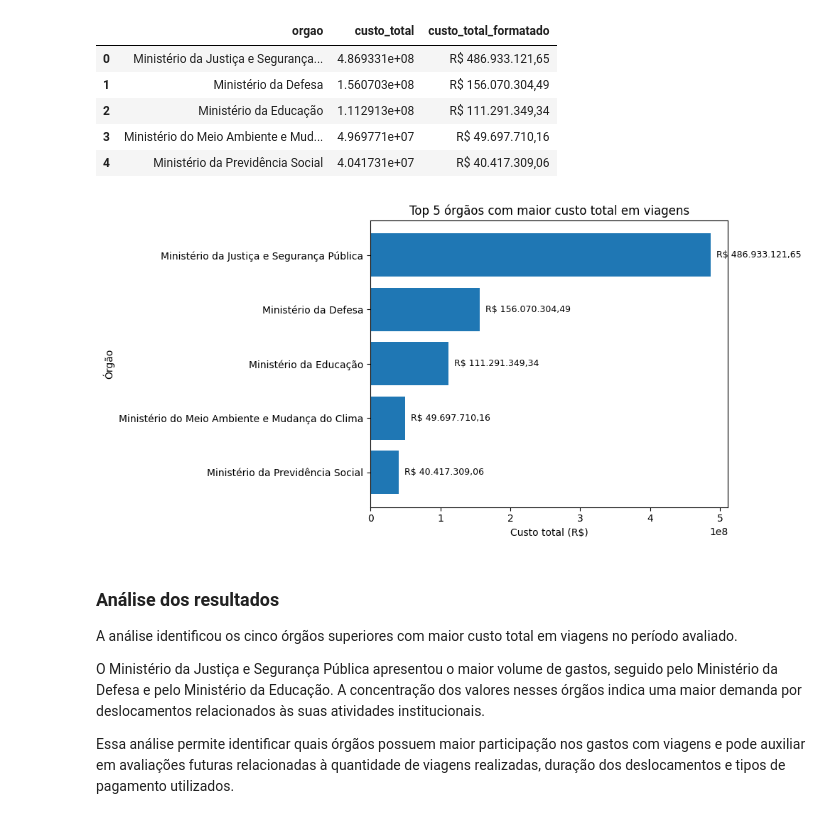
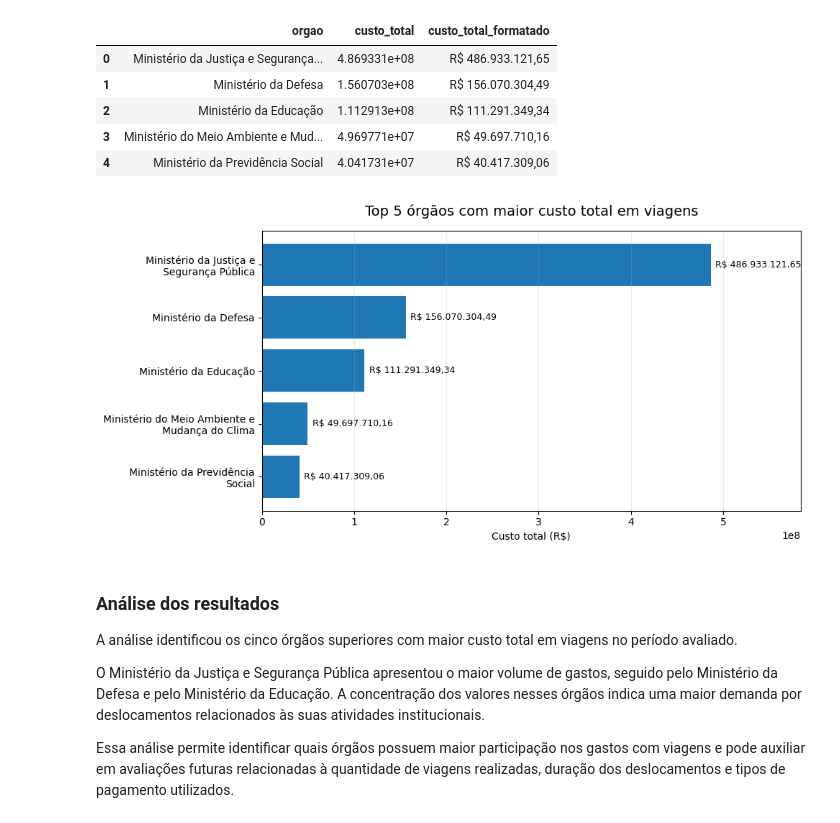
Before and after one commit to FernandaBarrosLinhares/Projeto-Final-Fernanda-Linhares, a Jupyter notebook: notebooks/3_analise.ipynb, the cells around one changed output. Saved outputs shown, nothing was run; the diff lists cells and outputs as text; code cells hidden in the pictures.

```diff
--- a/notebooks/3_analise.ipynb
+++ b/notebooks/3_analise.ipynb
@@ -130,33 +130,54 @@ q1
 | 2 | Ministério da Educação | 1.112913e+08 | R$ 111.291.349,34 |
 | 3 | Ministério do Meio Ambiente e Mud... | 4.969771e+07 | R$ 49.697.710,16 |
 | 4 | Ministério da Previdência Social | 4.041731e+07 | R$ 40.417.309,06 |
-# %%
-fig, ax = plt.subplots(figsize=(10, 5))
-
-ax.barh(
-    q1['orgao'],
-    q1['custo_total']
-)
-
-ax.invert_yaxis()
-
-ax.set_title('Top 5 órgãos com maior custo total em viagens')
-ax.set_xlabel('Custo total (R$)')
-ax.set_ylabel('Órgão')
-
-for i, valor in enumerate(q1['custo_total']):
-    ax.text(
-        valor,
-        i,
-        '  ' + reais(valor),
-        va='center',
-        fontsize=9
-    )
-
-plt.tight_layout()
-plt.show()
-# %% [output]
-[figure, removed]
+# %%
+import textwrap
+
+fig, ax = plt.subplots(figsize=(10, 5))
+
+# quebra nomes longos
+orgaos = [
+    '\n'.join(textwrap.wrap(nome, width=30))
+    for nome in q1['orgao']
+]
+
+ax.barh(
+    orgaos,
+    q1['custo_total']
+)
+
+ax.invert_yaxis()
+
+ax.set_xlim(0, q1['custo_total'].max() * 1.20)
+
+ax.set_title(
+    'Top 5 órgãos com maior custo total em viagens',
+    fontsize=14,
+    pad=15
+)
+
+ax.set_xlabel('Custo total (R$)')
+ax.set_ylabel('')
+
+ax.grid(
+    axis='x',
+    alpha=0.25
+)
+
+for i, valor in enumerate(q1['custo_total']):
+    ax.text(
+        valor + q1['custo_total'].max() * 0.01,
+        i,
+        reais(valor),
+        va='center',
+        fontsize=9
+    )
+
+
+plt.tight_layout()
+plt.show()
+# %% [output]
+[figure, added]
 # %% [markdown]
 ### Análise dos resultados
 
```
Also changed, not shown: parts of 9 cells of this notebook.
